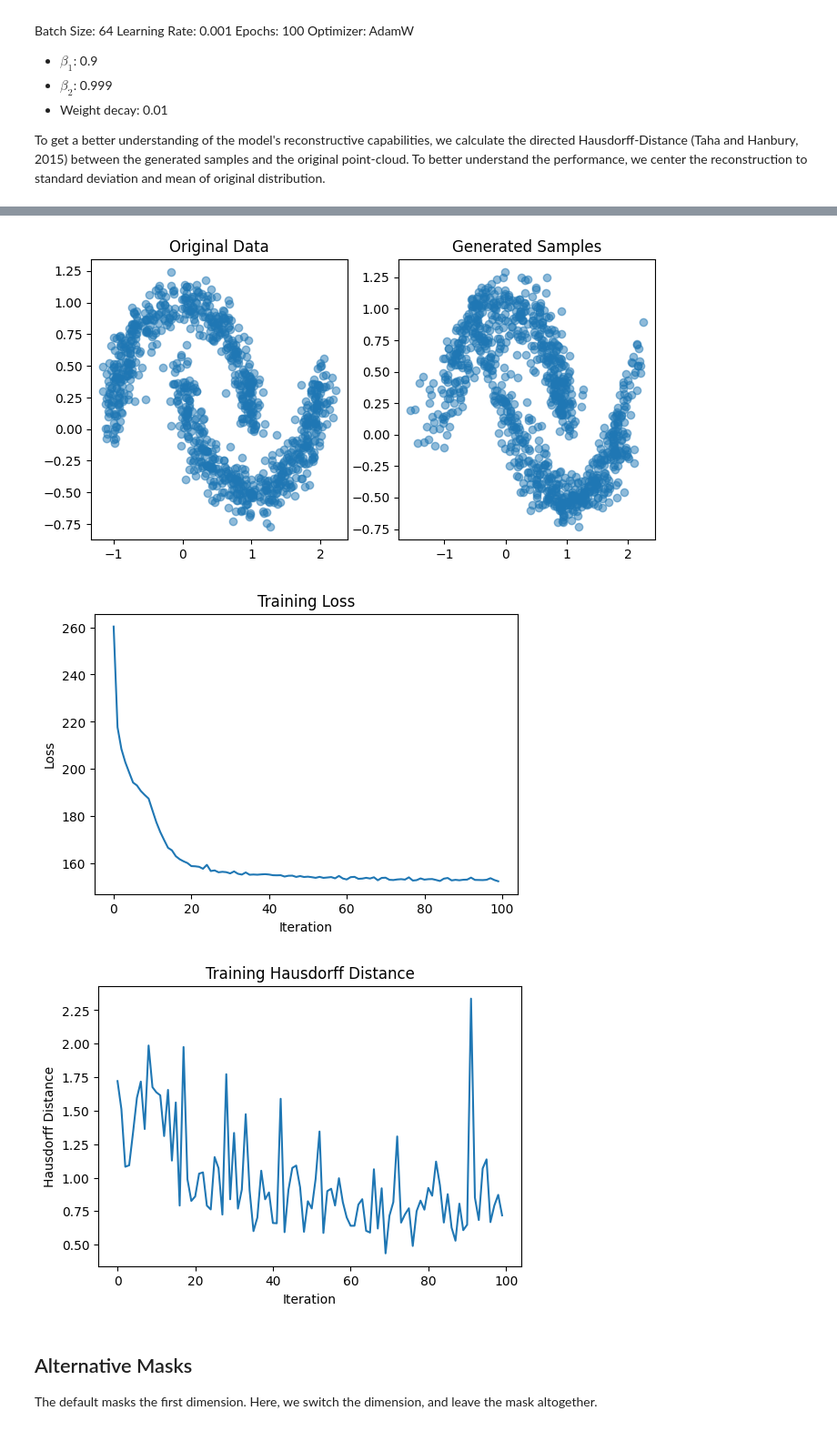
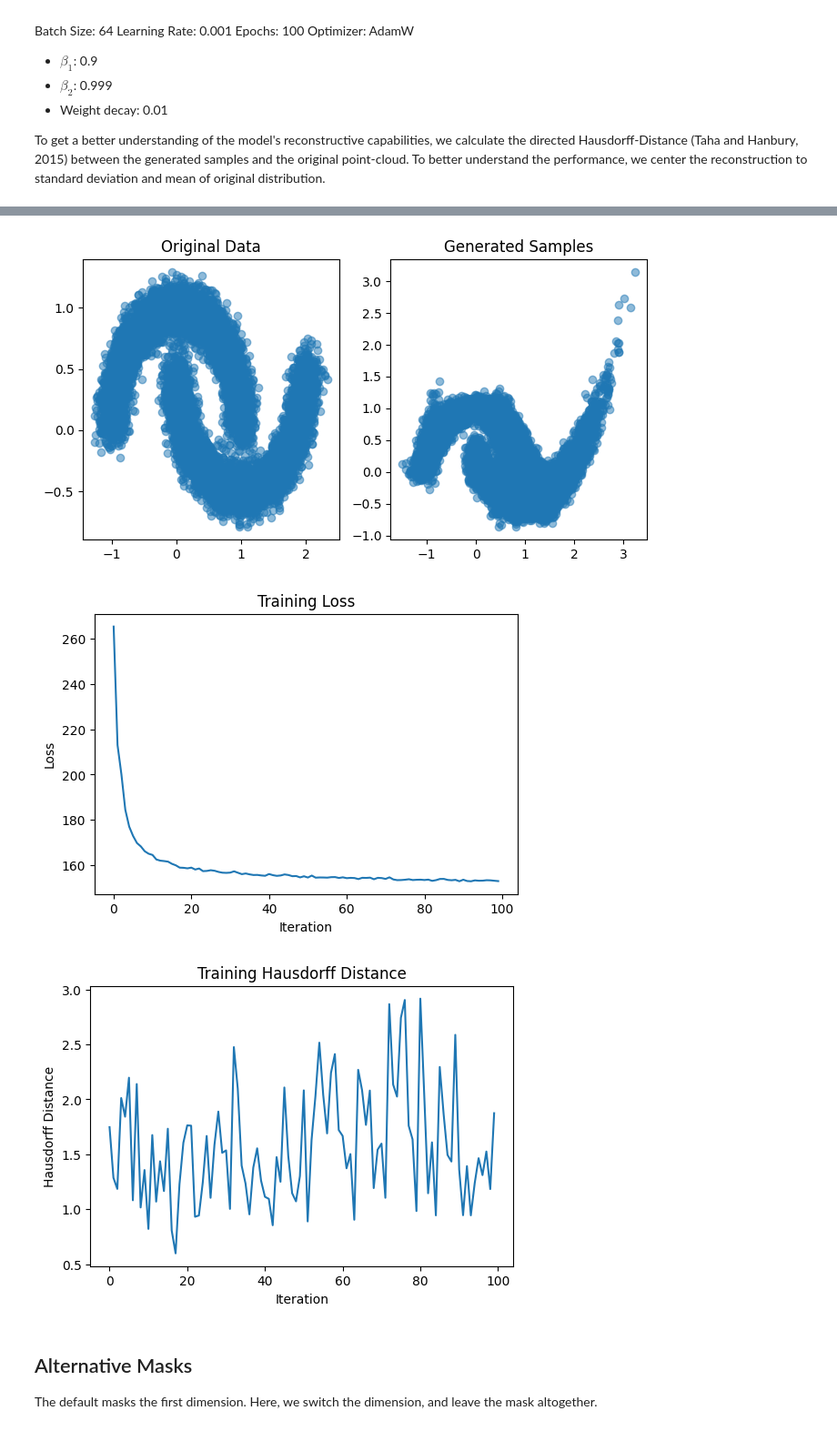
Before and after one commit to konradgold/M4ML-2025-Normalizing-Flows, a Jupyter notebook: normalizing_flows/demonstration.ipynb, the cells around one changed output, grey strips where cells are left out. Shown at 91% size. Cells and saved outputs as stored; diff of their text form; code cells hidden in the pictures.

Commit message:
sampled more points for plotting

```diff
--- a/normalizing_flows/demonstration.ipynb
+++ b/normalizing_flows/demonstration.ipynb
@@ -64,11 +64,12 @@ from affine_coupling import NormalizingFlow
 from config import Config
 from sklearn.datasets import make_moons
 from train import train_loop
+import numpy as np
 
 config = Config('config.yaml')
 
-np.random.seed(6)
-torch.manual_seed(6)
+np.random.seed(42)
+torch.manual_seed(42)
 
 
 X, _ = make_moons(n_samples=config.samples, noise=0.1)
@@ -83,7 +84,7 @@ model, loss_history, hausdorff_hist = train_loop(config, model, dataloader)
 # Sampling and visualization (optional)
 with torch.no_grad():
     model.eval()
-    z_samples = torch.randn(1000, config.input_dim)
+    z_samples = torch.randn(12000, config.input_dim)
     x_samples = model.inverse(z_samples)
 
     import matplotlib.pyplot as plt
@@ -134,6 +135,6 @@ Hausdorff distance: 0.7187
-[figure, old version]
+[figure, new version]
-[figure, old version]
+[figure, new version]
-[figure, old version]
+[figure, new version]
 # %% [markdown]
 ## Alternative Masks
 The default masks the first dimension. Here, we switch the dimension, and leave the mask altogether.
```
Also changed, not shown: parts of 5 cells of this notebook, 1 other file.
